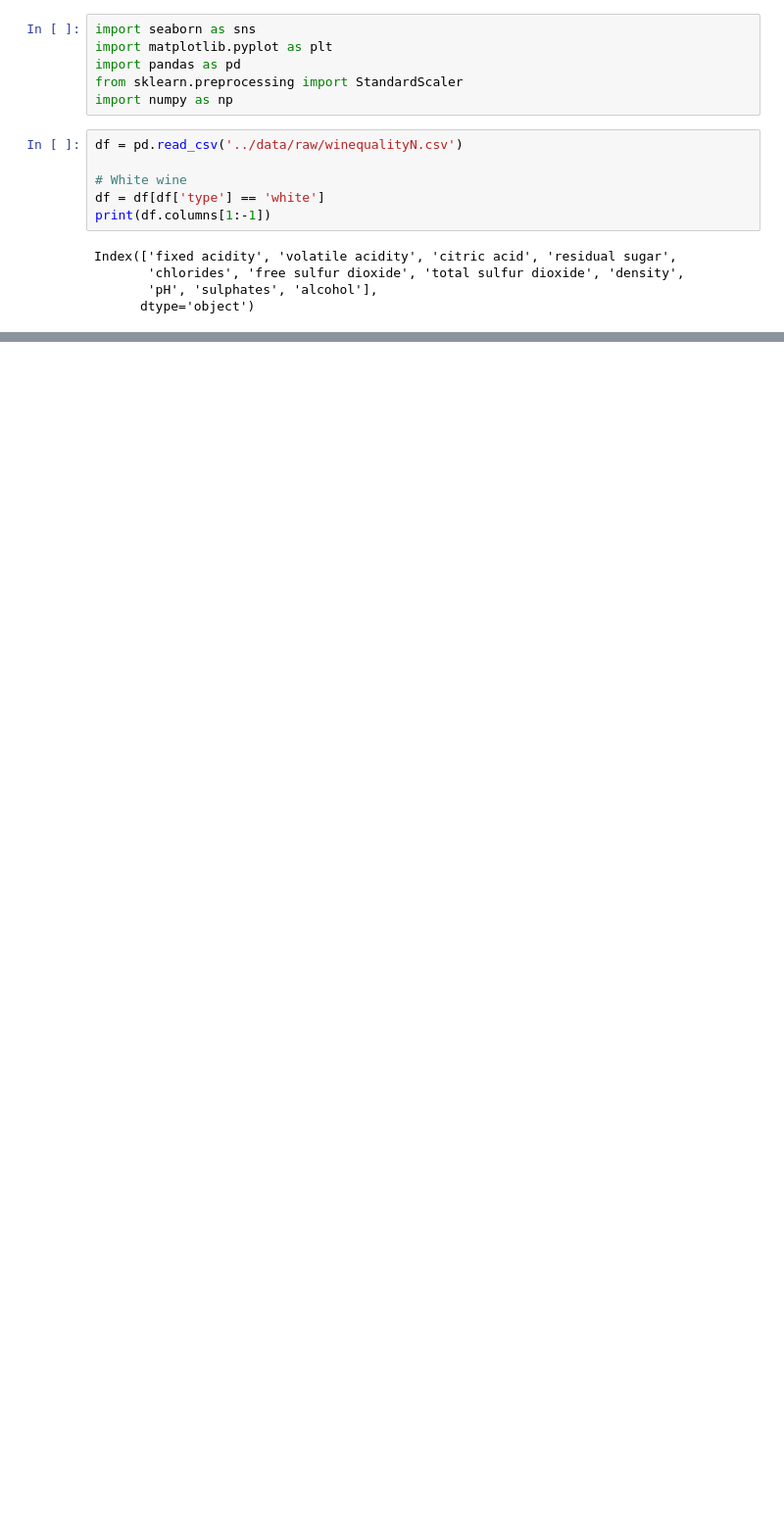
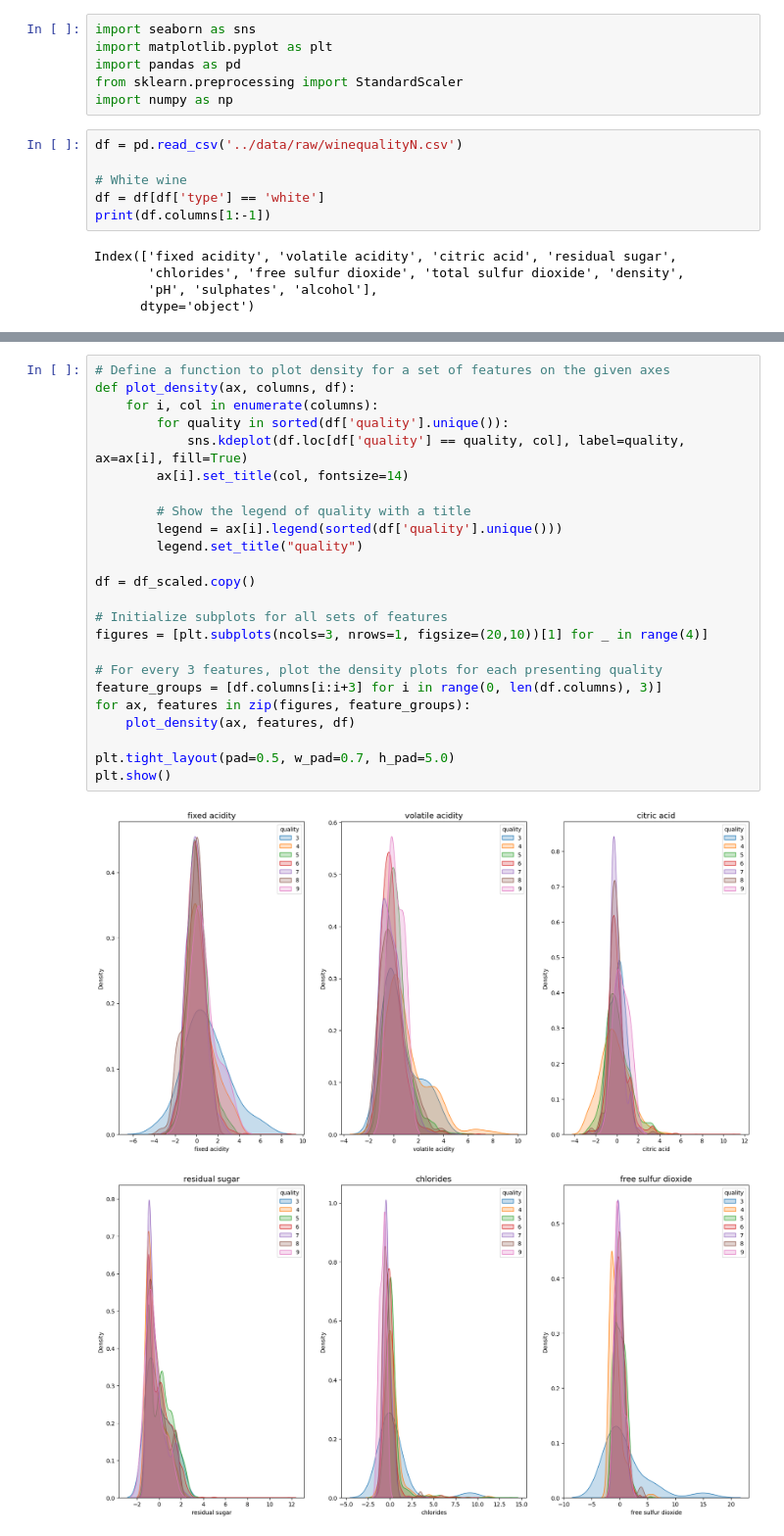
Before and after one commit to nabrego/WinePrediction, a Jupyter notebook: WineEDA/density.ipynb, the cells around one changed output, grey strips where cells are left out. Shown at 98% size. Saved outputs shown, nothing was run; the diff lists cells and outputs as text; blank space fills up the shorter version.

```diff
--- a/WineEDA/density.ipynb
+++ b/WineEDA/density.ipynb
@@ -67,0 +90,27 @@ plt.show()
+# %%
+# Define a function to plot density for a set of features on the given axes
+def plot_density(ax, columns, df):
+    for i, col in enumerate(columns):
+        for quality in sorted(df['quality'].unique()):
+            sns.kdeplot(df.loc[df['quality'] == quality, col], label=quality, ax=ax[i], fill=True)
+        ax[i].set_title(col, fontsize=14)
+
+        # Show the legend of quality with a title
+        legend = ax[i].legend(sorted(df['quality'].unique()))
+        legend.set_title("quality")
+
+df = df_scaled.copy()
+
+# Initialize subplots for all sets of features
+figures = [plt.subplots(ncols=3, nrows=1, figsize=(20,10))[1] for _ in range(4)]
+
+# For every 3 features, plot the density plots for each presenting quality
+feature_groups = [df.columns[i:i+3] for i in range(0, len(df.columns), 3)]
+for ax, features in zip(figures, feature_groups):
+    plot_density(ax, features, df)
+
+plt.tight_layout(pad=0.5, w_pad=0.7, h_pad=5.0)
+plt.show()
+# %% [output]
+[figure, added]
+[figure, added]
```
Also changed, not shown: parts of 5 cells of this notebook.
